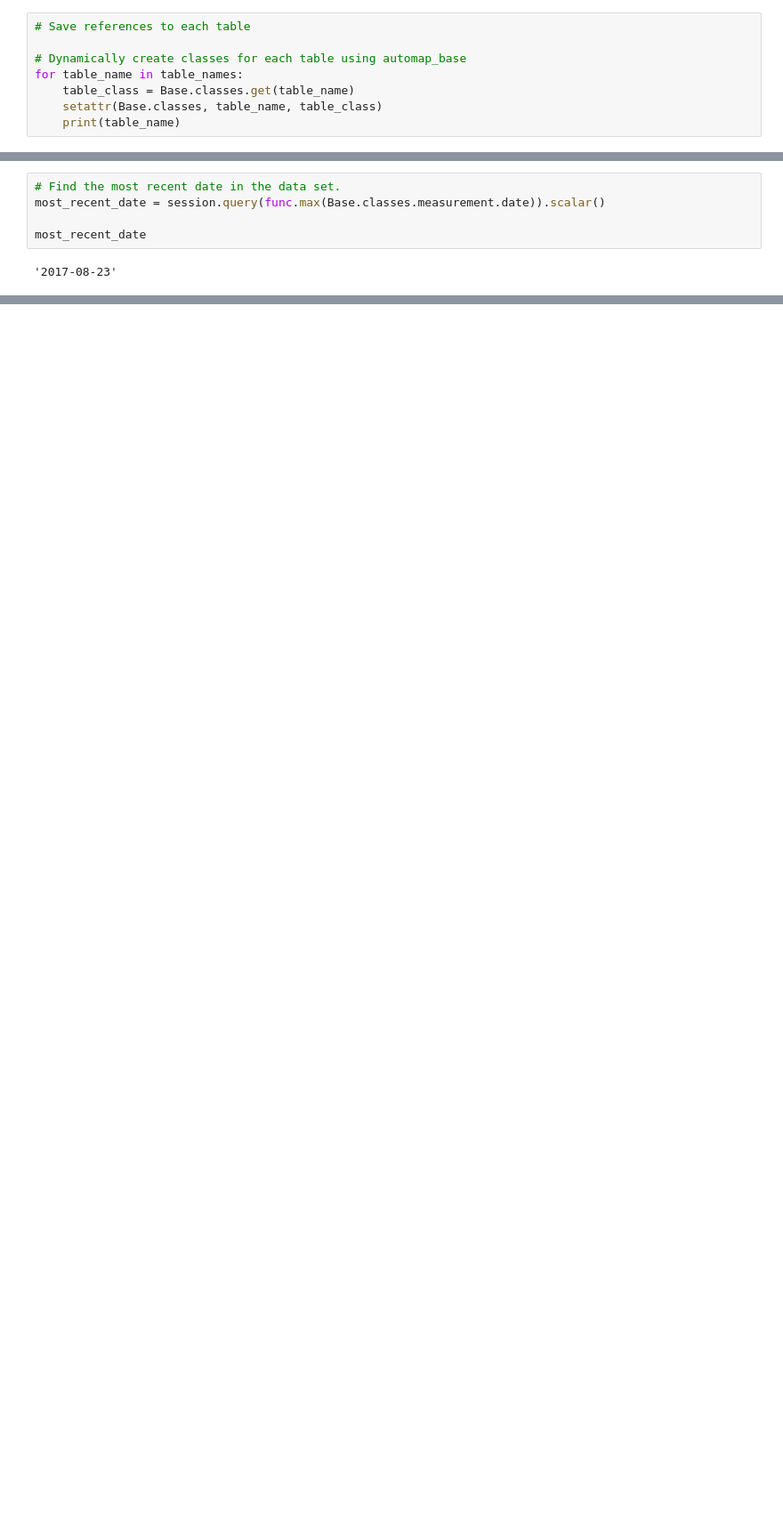
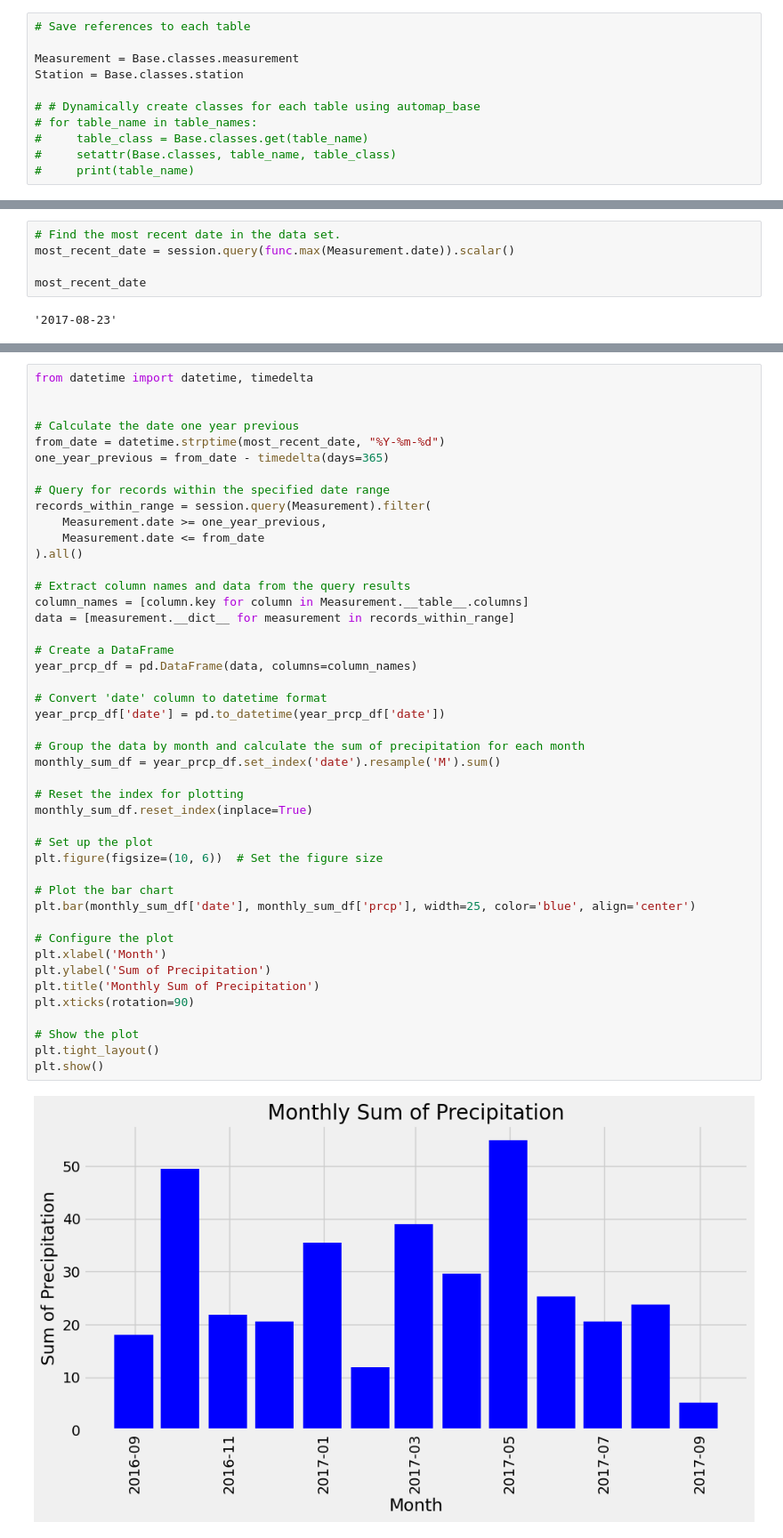
Before and after one commit to JNorthData/sqlalchemy-challenge, a Jupyter notebook: SurfsUp/SQLAlchemy_script.ipynb, the cells around one changed output, grey strips where cells are left out. Shown: that part at 89% size. Drawn from its saved outputs; the diff is of its cells as text; blank space fills up the shorter version.

Commit message:
precipitation

```diff
--- a/SurfsUp/SQLAlchemy_script.ipynb
+++ b/SurfsUp/SQLAlchemy_script.ipynb
@@ -33,11 +35,14 @@ table_names
 # %%
 # Save references to each table
 
-# Dynamically create classes for each table using automap_base
-for table_name in table_names:
-    table_class = Base.classes.get(table_name)
-    setattr(Base.classes, table_name, table_class)
-    print(table_name)
+Measurement = Base.classes.measurement
+Station = Base.classes.station
+
+# # Dynamically create classes for each table using automap_base
+# for table_name in table_names:
+#     table_class = Base.classes.get(table_name)
+#     setattr(Base.classes, table_name, table_class)
+#     print(table_name)
 # %%
 # Create our session (link) from Python to the DB
 session = Session(engine)
@@ -45,7 +50,7 @@ session = Session(engine)
 # Exploratory Precipitation Analysis
 # %%
 # Find the most recent date in the data set.
-most_recent_date = session.query(func.max(Base.classes.measurement.date)).scalar()
+most_recent_date = session.query(func.max(Measurement.date)).scalar()
 
 most_recent_date
 # %% [output]
@@ -52,0 +64,47 @@ most_recent_date
+# %%
+from datetime import datetime, timedelta
+
+
+# Calculate the date one year previous
+from_date = datetime.strptime(most_recent_date, "%Y-%m-%d")
+one_year_previous = from_date - timedelta(days=365)
+
+# Query for records within the specified date range
+records_within_range = session.query(Measurement).filter(
+    Measurement.date >= one_year_previous,
+    Measurement.date <= from_date
+).all()
+
+# Extract column names and data from the query results
+column_names = [column.key for column in Measurement.__table__.columns]
+data = [measurement.__dict__ for measurement in records_within_range]
+
+# Create a DataFrame
+year_prcp_df = pd.DataFrame(data, columns=column_names)
+
+# Convert 'date' column to datetime format
+year_prcp_df['date'] = pd.to_datetime(year_prcp_df['date'])
+
+# Group the data by month and calculate the sum of precipitation for each month
+monthly_sum_df = year_prcp_df.set_index('date').resample('M').sum()
+
+# Reset the index for plotting
+monthly_sum_df.reset_index(inplace=True)
+
+# Set up the plot
+plt.figure(figsize=(10, 6))  # Set the figure size
+
+# Plot the bar chart
+plt.bar(monthly_sum_df['date'], monthly_sum_df['prcp'], width=25, color='blue', align='center')
+
+# Configure the plot
+plt.xlabel('Month')
+plt.ylabel('Sum of Precipitation')
+plt.title('Monthly Sum of Precipitation')
+plt.xticks(rotation=90)
+
+# Show the plot
+plt.tight_layout()
+plt.show()
+# %% [output]
+[figure, added]
```
Also changed, not shown: parts of 5 cells of this notebook.
